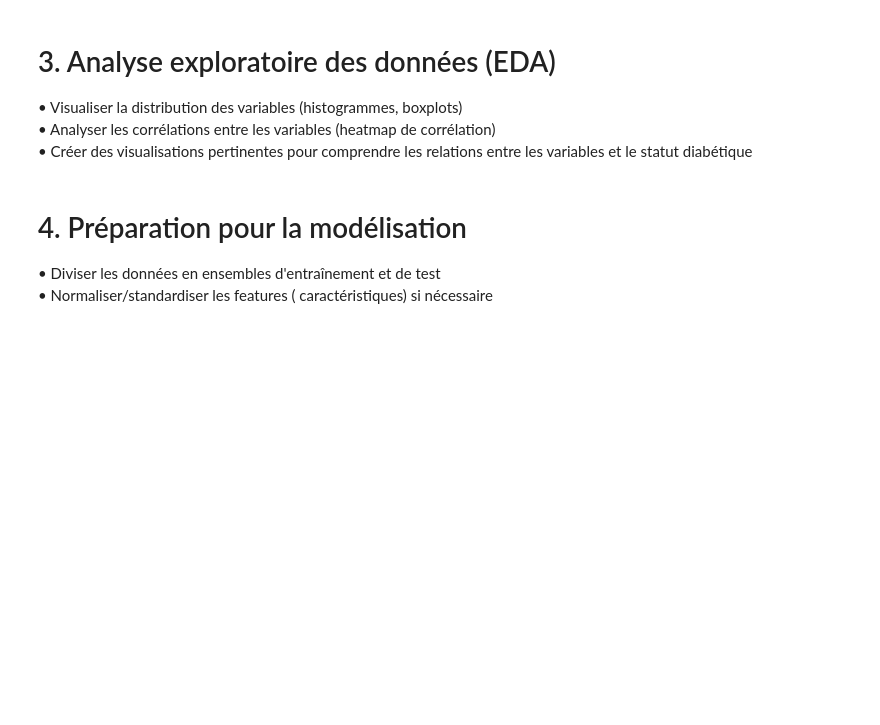
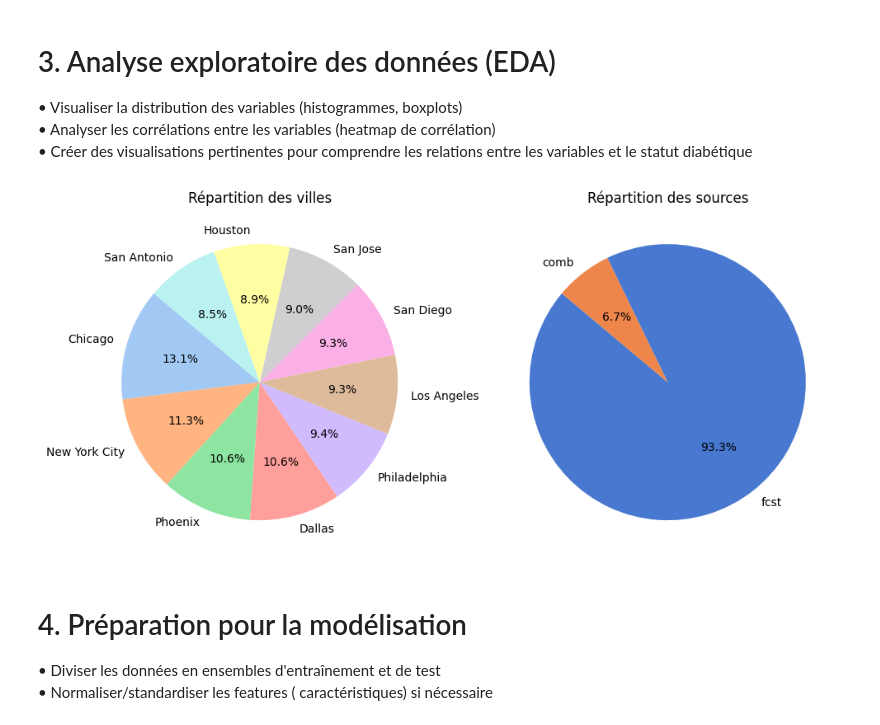
Before and after one commit to MGentieu/Projet_python_data, a Jupyter notebook: Notebook_projet.ipynb, the cells around one changed output. Drawn from its saved outputs; the diff is of its cells as text; code cells hidden in the pictures; blank space fills up the shorter version.

```diff
--- a/Notebook_projet.ipynb
+++ b/Notebook_projet.ipynb
@@ -88,6 +88,28 @@ For example, when doing 'df[col].method(value, inplace=True)', try using 'df.met
 • Analyser les corrélations entre les variables (heatmap de corrélation)<br>
 • Créer des visualisations pertinentes pour comprendre les relations entre les
 variables et le statut diabétique
+# %%
+# Comptage du nombre d'occurrences de chaque ville
+city_counts = df['City'].value_counts()
+
+# Création du camembert pour la répartition des villes
+plt.figure(figsize=(10, 5))
+
+# Premier graphique : répartition des villes
+plt.subplot(1, 2, 1)
+plt.pie(city_counts, labels=city_counts.index, autopct='%1.1f%%', startangle=140, colors=sns.color_palette("pastel"))
+plt.title("Répartition des villes")
+
+# Deuxième graphique : répartition des sources
+source_counts = df['source'].value_counts()
+plt.subplot(1, 2, 2)
+plt.pie(source_counts, labels=source_counts.index, autopct='%1.1f%%', startangle=140, colors=sns.color_palette("muted"))
+plt.title("Répartition des sources")
+
+plt.tight_layout()
+plt.show()
+# %% [output]
+[figure, added]
 # %% [markdown]
 # 4. Préparation pour la modélisation
 • Diviser les données en ensembles d'entraînement et de test <br>
```
